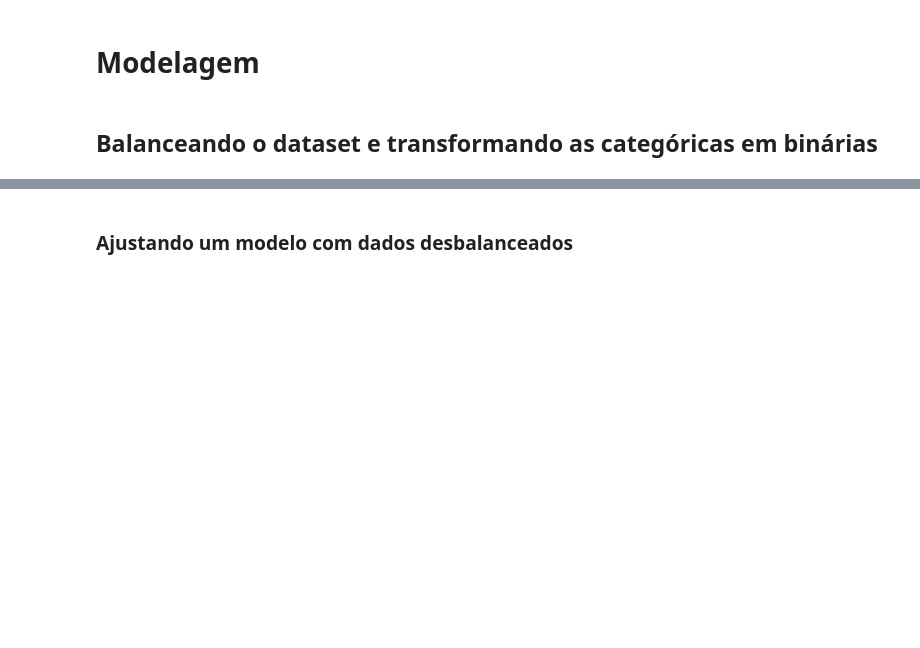
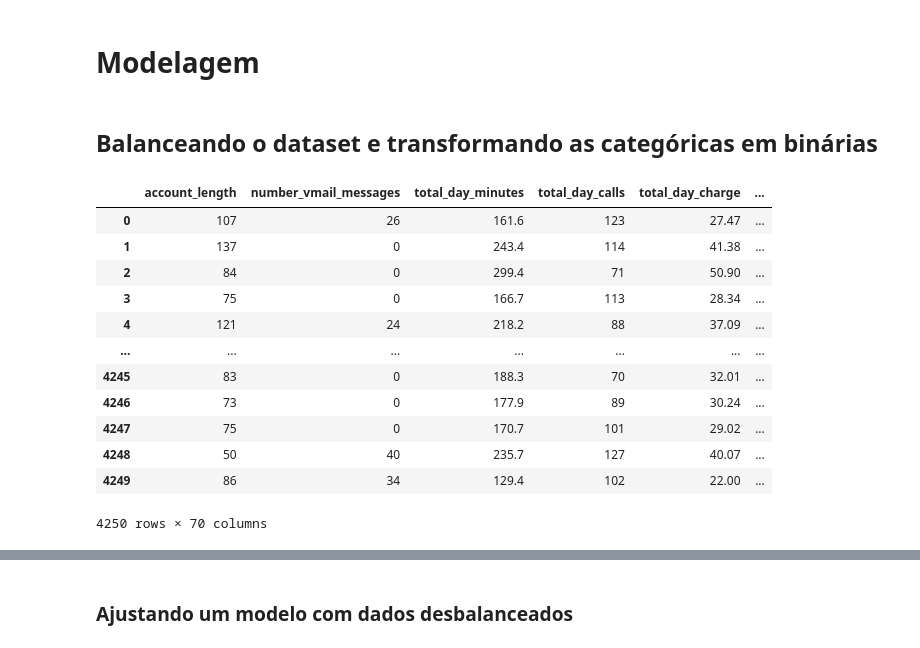
Before and after one commit to dimassores/ml-basics, a Jupyter notebook: naive-bayes-exploration/naive_bayes _churn_modeling.ipynb, the cells around one changed output, grey strips where cells are left out. Cells and saved outputs as stored; diff of their text form; code cells hidden in the pictures; blank space fills up the shorter version.

```diff
--- a/naive-bayes-exploration/Churn Modeling - Naive Bayes.ipynb
+++ b/naive-bayes-exploration/naive_bayes _churn_modeling.ipynb
@@ -227,0 +228,16 @@ X_res, y_res = pipeline.fit_resample(X, y)
+# %%
+enc_train_data
+# %% [output]
+|  | account_length | number_vmail_messages | total_day_minutes | total_day_calls | total_day_charge | ... |
+| 0 | 107 | 26 | 161.6 | 123 | 27.47 | ... |
+| 1 | 137 | 0 | 243.4 | 114 | 41.38 | ... |
+| 2 | 84 | 0 | 299.4 | 71 | 50.90 | ... |
+| 3 | 75 | 0 | 166.7 | 113 | 28.34 | ... |
+| 4 | 121 | 24 | 218.2 | 88 | 37.09 | ... |
+| ... | ... | ... | ... | ... | ... | ... |
+| 4245 | 83 | 0 | 188.3 | 70 | 32.01 | ... |
+| 4246 | 73 | 0 | 177.9 | 89 | 30.24 | ... |
+| 4247 | 75 | 0 | 170.7 | 101 | 29.02 | ... |
+| 4248 | 50 | 40 | 235.7 | 127 | 40.07 | ... |
+| 4249 | 86 | 34 | 129.4 | 102 | 22.00 | ... |
+4250 rows × 70 columns
```
Also changed, not shown: parts of 9 cells of this notebook, 1 other file.
